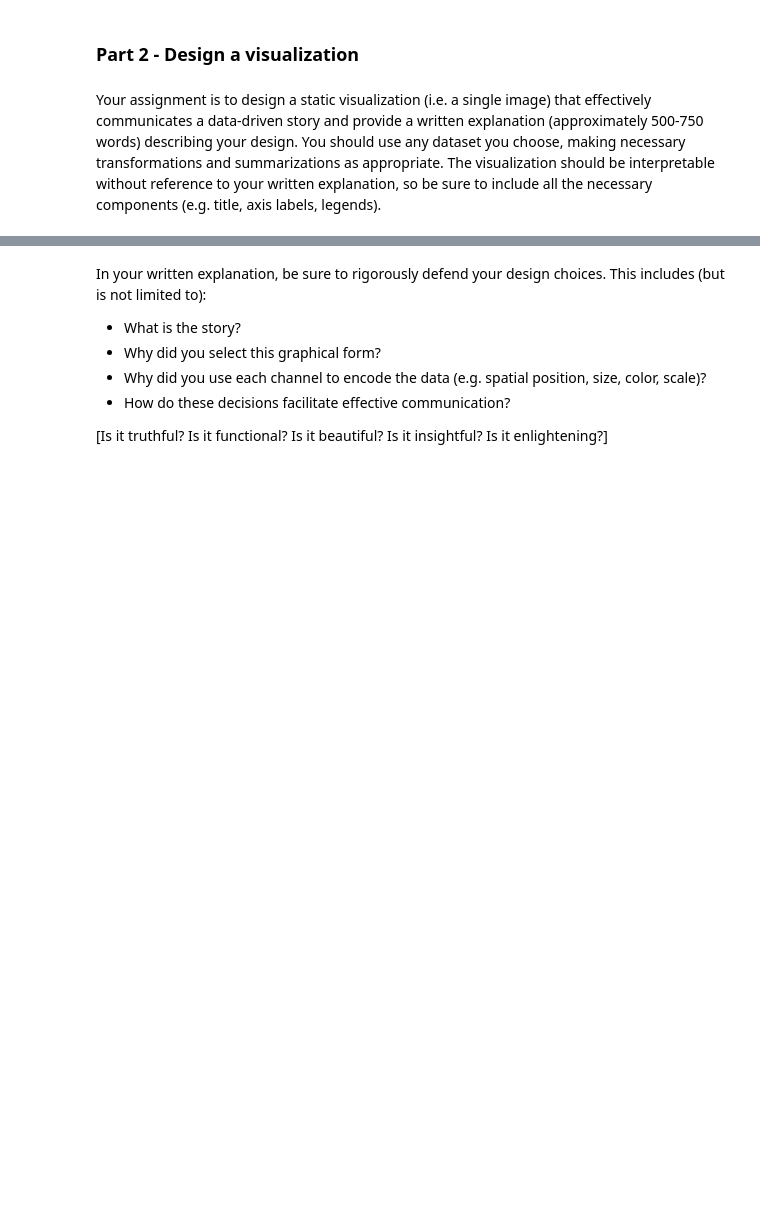
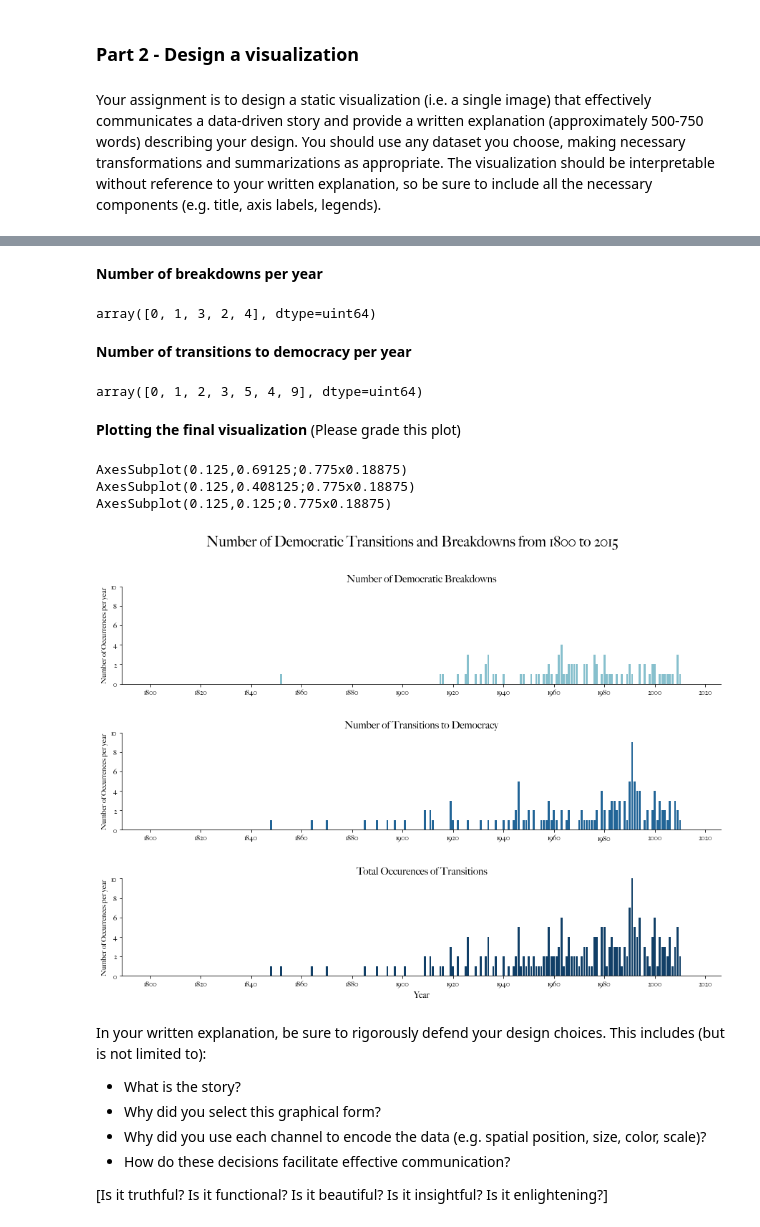
Before and after one commit to sanittawan/hw03-1, a Jupyter notebook: Tan_Sanittawan_hw03_part2.ipynb, the cells around one changed output, grey strips where cells are left out. Drawn from its saved outputs; the diff is of its cells as text; code cells hidden in the pictures; blank space fills up the shorter version.

```diff
--- a/Tan_Sanittawan_hw03_part2.ipynb
+++ b/Tan_Sanittawan_hw03_part2.ipynb
@@ -10,0 +97,4 @@ Your assignment is to design a static visualization (i.e. a single image) that e
+# %%
+bmr_trans_final.rename(index=str, columns={"trans__-1.0": "num_breakdowns",
+                               "trans__0.0":"num_nochange",
+                               "trans__1.0": "num_todem"}, inplace=True)
@@ -10,0 +108,18 @@ Your assignment is to design a static visualization (i.e. a single image) that e
+# %% [markdown]
+**Number of breakdowns per year**
+# %%
+num_breakdowns_year = bmr_trans_final.groupby(['year'])['num_breakdowns'].sum()
+# %%
+num_breakdowns_year.unique()
+# %% [output]
+array([0, 1, 3, 2, 4], dtype=uint64)
+# %% [markdown]
+**Number of transitions to democracy per year**
+# %%
+num_to_dem_year = bmr_trans_final.groupby(['year'])['num_todem'].sum()
+# %%
+num_to_dem_year.unique()
+# %% [output]
+array([0, 1, 2, 3, 5, 4, 9], dtype=uint64)
+# %% [markdown]
+**Plotting the final visualization** (Please grade this plot)
@@ -11,3 +131,41 @@ Your assignment is to design a static visualization (i.e. a single image) that e
+# %%
+fig, axes = plt.subplots(nrows=3, ncols=1, figsize=(15, 10))
+fig.subplots_adjust(hspace=0.5)
+fig.suptitle('Number of Democratic Transitions and Breakdowns from 1800 to 2015',
+             fontsize=20, fontname='Big Caslon')
+
+data_list = [num_breakdowns_year, num_to_dem_year, total_trans]
+subtitles = ['Number of Democratic Breakdowns',
+             'Number of Transitions to Democracy',
+             'Total Occurences of Transitions']
+colors = ['#87c0cd', '#226597', '#113f67']
+# colors = ['#ee4540', '#c72c41', '#801336']
+i = 0
+
+for ax, data, st, c in zip(axes.flatten(), data_list, subtitles, colors):
+    i += 1
+    print(ax)
+    ax.set(ylim=(0, 10))
+    ax.bar(data.index, data.values, color=c)
+    ax.xaxis.set_major_locator(MaxNLocator(15))
+    ax.set_title(st, fontname='Big Caslon', fontsize=14)
+    if i == 3:
+        ax.set_xlabel('Year', fontname='Big Caslon', fontsize=12)
+    ax.set_ylabel('Number of Occurrences per year', fontname='Big Caslon', fontsize=10)
+    sns.despine()
+
+    for tick in ax.get_xticklabels():
+        tick.set_fontname('Big Caslon')
+    for tick in ax.get_yticklabels():
+        tick.set_fontname('Big Caslon')
+
+plt.savefig('transitions.png', dpi=300, bbox_inches='tight')
+plt.show()
+# %% [output]
+AxesSubplot(0.125,0.69125;0.775x0.18875)
+AxesSubplot(0.125,0.408125;0.775x0.18875)
+AxesSubplot(0.125,0.125;0.775x0.18875)
+[figure, added]
 # %% [markdown]
 In your written explanation, be sure to rigorously defend your design choices. This includes (but is not limited to):
 
```
Also changed, not shown: parts of 28 cells of this notebook, 1 other file.
